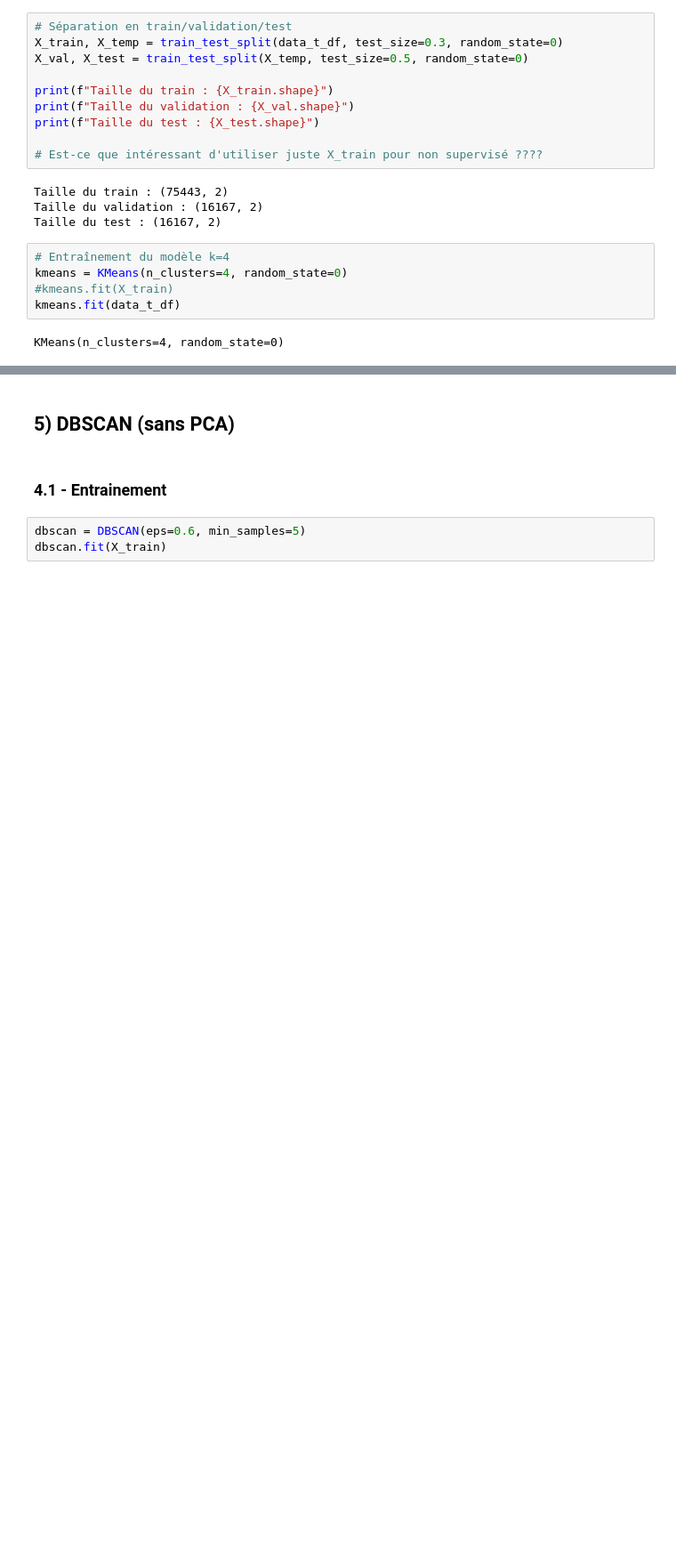
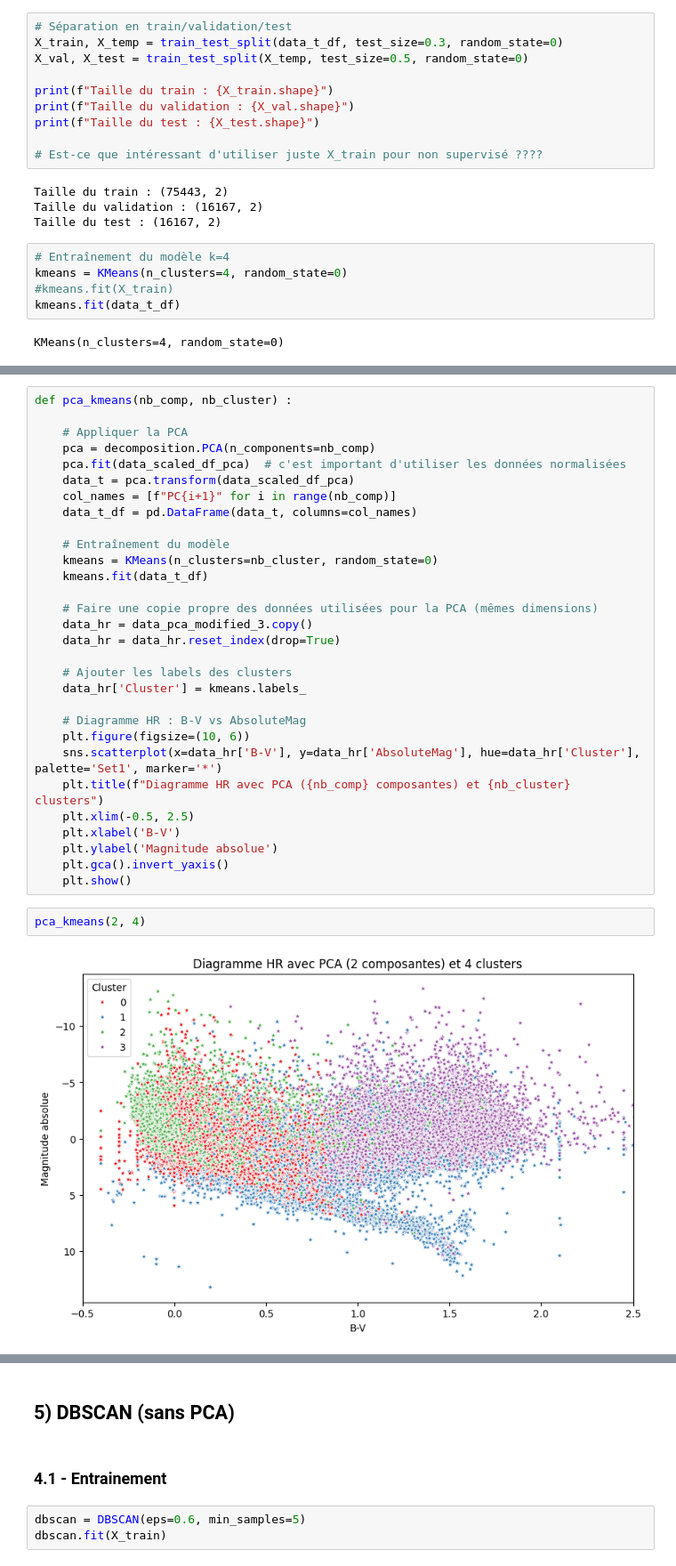
Before and after one commit to Moni003/Diagramme_HR_MML, a Jupyter notebook: diagHR_testPCA2.ipynb, the cells around one changed output, grey strips where cells are left out. Shown at 89% size. Cells and saved outputs as stored; diff of their text form; blank space fills up the shorter version.

```diff
--- a/diagHR_testPCA2.ipynb
+++ b/diagHR_testPCA2.ipynb
@@ -769,0 +795,34 @@ plt.show()
+# %%
+def pca_kmeans(nb_comp, nb_cluster) :
+
+    # Appliquer la PCA
+    pca = decomposition.PCA(n_components=nb_comp)
+    pca.fit(data_scaled_df_pca)  # c'est important d'utiliser les données normalisées
+    data_t = pca.transform(data_scaled_df_pca)
+    col_names = [f"PC{i+1}" for i in range(nb_comp)]
+    data_t_df = pd.DataFrame(data_t, columns=col_names)
+
+    # Entraînement du modèle
+    kmeans = KMeans(n_clusters=nb_cluster, random_state=0)
+    kmeans.fit(data_t_df)
+
+    # Faire une copie propre des données utilisées pour la PCA (mêmes dimensions)
+    data_hr = data_pca_modified_3.copy()
+    data_hr = data_hr.reset_index(drop=True)
+
+    # Ajouter les labels des clusters
+    data_hr['Cluster'] = kmeans.labels_
+
+    # Diagramme HR : B-V vs AbsoluteMag
+    plt.figure(figsize=(10, 6))
+    sns.scatterplot(x=data_hr['B-V'], y=data_hr['AbsoluteMag'], hue=data_hr['Cluster'], palette='Set1', marker='*')
+    plt.title(f"Diagramme HR avec PCA ({nb_comp} composantes) et {nb_cluster} clusters")
+    plt.xlim(-0.5, 2.5)
+    plt.xlabel('B-V')
+    plt.ylabel('Magnitude absolue')
+    plt.gca().invert_yaxis()
+    plt.show()
+# %%
+pca_kmeans(2, 4)
+# %% [output]
+[figure, added]
```
Also changed, not shown: parts of 17 cells of this notebook, 4 other files.
